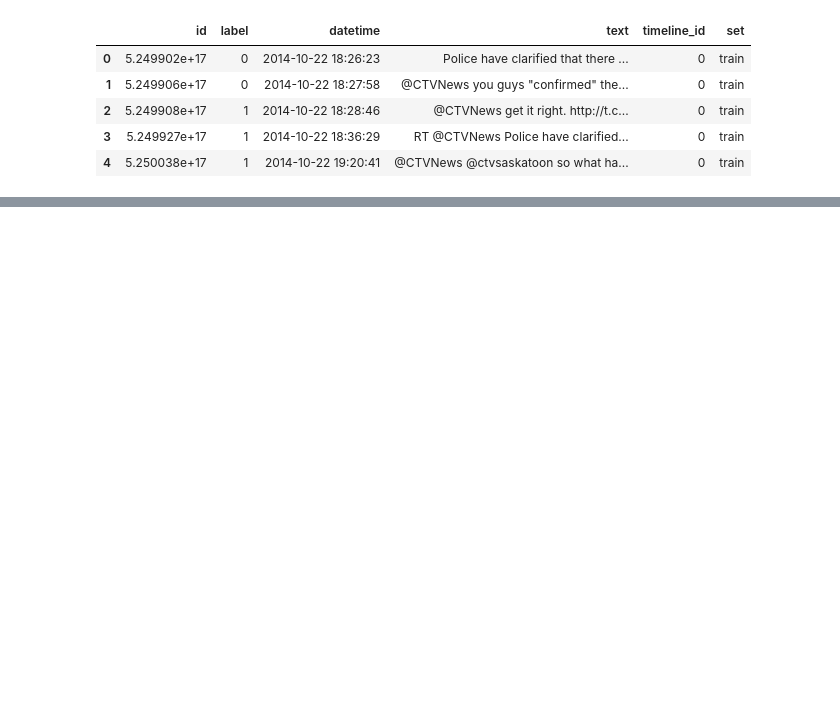
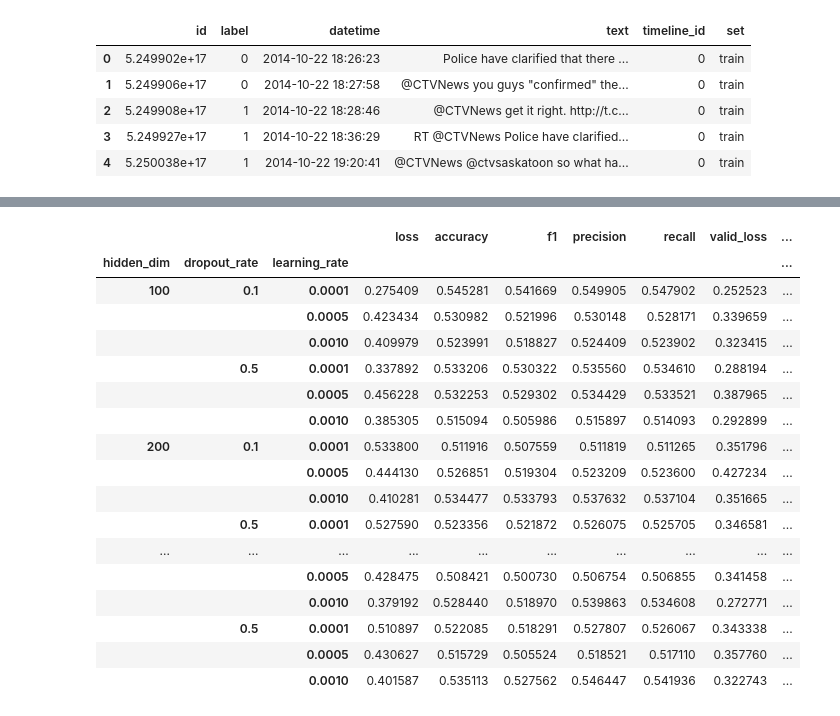
Before and after one commit to ttseriotou/sig-networks, a Jupyter notebook: notebooks/Rumours/rumours-baseline-bilstm.ipynb, the cells around one changed output, grey strips where cells are left out. Drawn from its saved outputs; the diff is of its cells as text; code cells hidden in the pictures; blank space fills up the shorter version.

```diff
--- a/notebooks/Rumours/rumours-baseline-bilstm.ipynb
+++ b/notebooks/Rumours/rumours-baseline-bilstm.ipynb
@@ -132,0 +56,15 @@ array([0.53310587, 0.5369359 ])
+# %%
+num_epochs = 100
+hidden_dim_sizes = [100, 200, 300, 384]
+num_layers = 1
+bidirectional = True
+dropout_rates = [0.5, 0.1]
+learning_rates = [1e-3, 1e-4, 5e-4]
+seeds = [1, 12, 123]
+loss = "focal"
+gamma = 2
+validation_metric = "f1"
+patience = 5
+split_indices = (df_rumours[df_rumours['set']=='train'].index,
+                 df_rumours[df_rumours['set']=='dev'].index,
+                 df_rumours[df_rumours['set']=='test'].index)
@@ -132,0 +73,27 @@ array([0.53310587, 0.5369359 ])
+# %%
+size = 20
+bilstm_history_20, best_bilstm_history_20, _, __ = lstm_hyperparameter_search(
+    num_epochs=num_epochs,
+    df=df_rumours,
+    id_column="timeline_id",
+    label_column="label",
+    embeddings=sbert_embeddings,
+    y_data=y_data,
+    output_dim=output_dim,
+    history_lengths=[size],
+    hidden_dim_sizes=hidden_dim_sizes,
+    num_layers=num_layers,
+    bidirectional=bidirectional,
+    dropout_rates=dropout_rates,
+    learning_rates=learning_rates,
+    seeds=seeds,
+    loss=loss,
+    gamma=gamma,
+    split_ids=None, #torch.tensor(df_rumours['timeline_id'].astype(int)),
+    split_indices=split_indices,
+    k_fold=False,
+    patience=patience,
+    validation_metric=validation_metric,
+    results_output=f"{output_dir}/lstm_history_{size}_focal_{gamma}.csv",
+    verbose=False
+)
@@ -132,0 +110,21 @@ array([0.53310587, 0.5369359 ])
+# %%
+bilstm_history_20.groupby(["hidden_dim", "dropout_rate", "learning_rate"]).mean()
+# %% [output]
+|  |  |  | loss | accuracy | f1 | precision | recall | valid_loss | ... |
+| hidden_dim | dropout_rate | learning_rate |  |  |  |  |  |  | ... |
+| 100 | 0.1 | 0.0001 | 0.275409 | 0.545281 | 0.541669 | 0.549905 | 0.547902 | 0.252523 | ... |
+|  |  | 0.0005 | 0.423434 | 0.530982 | 0.521996 | 0.530148 | 0.528171 | 0.339659 | ... |
+|  |  | 0.0010 | 0.409979 | 0.523991 | 0.518827 | 0.524409 | 0.523902 | 0.323415 | ... |
+|  | 0.5 | 0.0001 | 0.337892 | 0.533206 | 0.530322 | 0.535560 | 0.534610 | 0.288194 | ... |
+|  |  | 0.0005 | 0.456228 | 0.532253 | 0.529302 | 0.534429 | 0.533521 | 0.387965 | ... |
+|  |  | 0.0010 | 0.385305 | 0.515094 | 0.505986 | 0.515897 | 0.514093 | 0.292899 | ... |
+| 200 | 0.1 | 0.0001 | 0.533800 | 0.511916 | 0.507559 | 0.511819 | 0.511265 | 0.351796 | ... |
+|  |  | 0.0005 | 0.444130 | 0.526851 | 0.519304 | 0.523209 | 0.523600 | 0.427234 | ... |
+|  |  | 0.0010 | 0.410281 | 0.534477 | 0.533793 | 0.537632 | 0.537104 | 0.351665 | ... |
+|  | 0.5 | 0.0001 | 0.527590 | 0.523356 | 0.521872 | 0.526075 | 0.525705 | 0.346581 | ... |
+| ... | ... | ... | ... | ... | ... | ... | ... | ... | ... |
+|  |  | 0.0005 | 0.428475 | 0.508421 | 0.500730 | 0.506754 | 0.506855 | 0.341458 | ... |
+|  |  | 0.0010 | 0.379192 | 0.528440 | 0.518970 | 0.539863 | 0.534608 | 0.272771 | ... |
+|  | 0.5 | 0.0001 | 0.510897 | 0.522085 | 0.518291 | 0.527807 | 0.526067 | 0.343338 | ... |
+|  |  | 0.0005 | 0.430627 | 0.515729 | 0.505524 | 0.518521 | 0.517110 | 0.357760 | ... |
+|  |  | 0.0010 | 0.401587 | 0.535113 | 0.527562 | 0.546447 | 0.541936 | 0.322743 | ... |
```
Also changed, not shown: parts of 56 cells of this notebook, 25 other files.
